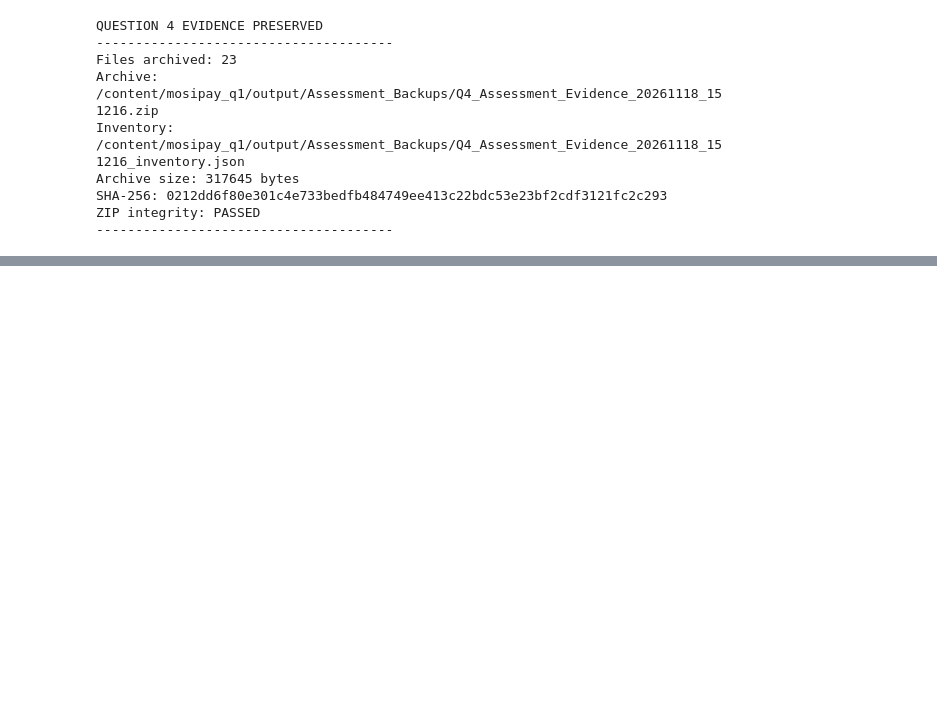
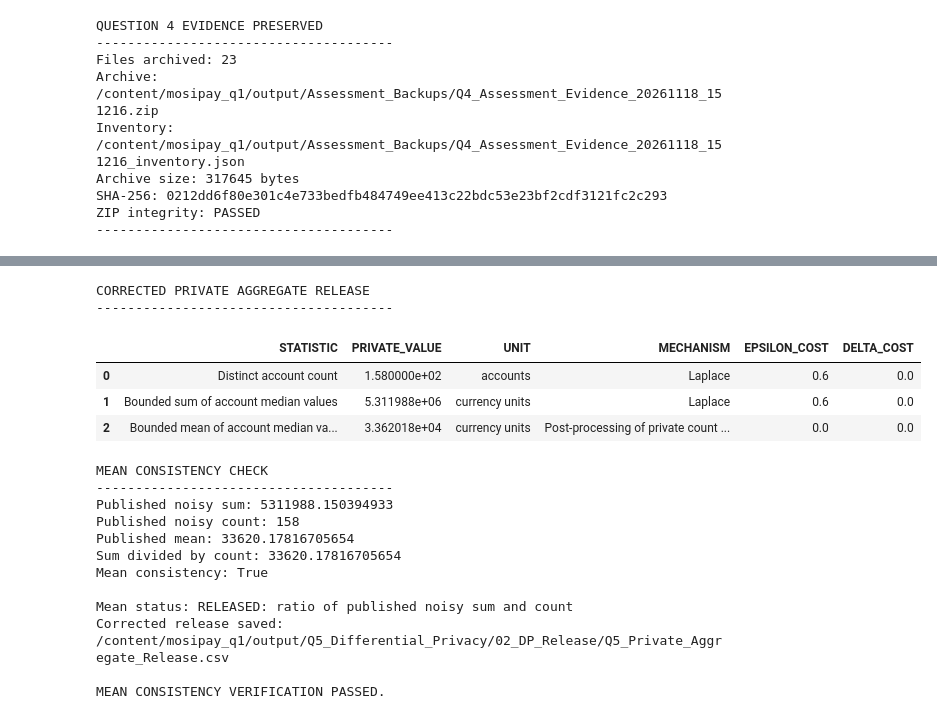
Before and after one commit to ictnsofu/ICD_5211_Data_Privacy_kampamba_nsofu_202609988, a Jupyter notebook: 202609988_Kampamba_Nsofu_ICD_5211.ipynb, the cells around one changed output, grey strips where cells are left out. Drawn from its saved outputs; the diff is of its cells as text; code cells hidden in the pictures; blank space fills up the shorter version.

```diff
--- a/202609988_Kampamba_Nsofu_ICD_5211.ipynb
+++ b/202609988_Kampamba_Nsofu_ICD_5211.ipynb
@@ -9876,0 +10575,80 @@ assert current_hash == expected_hash, (
+# %%
+
+# =========================================================
+# Q5(b): ENSURE THE PUBLISHED MEAN IS CONSISTENT
+# =========================================================
+
+# Derive the mean from the exact values in the release table.
+if noisy_count < DENOMINATOR_THRESHOLD:
+    private_mean = None
+    mean_status = "SUPPRESSED: noisy denominator too small"
+else:
+    private_mean = float(
+        np.clip(
+            noisy_sum / noisy_count,
+            LOWER_BOUND,
+            UPPER_BOUND
+        )
+    )
+    mean_status = "RELEASED: ratio of published noisy sum and count"
+
+# Update the mean in the release table.
+dp_release.loc[
+    dp_release["STATISTIC"]
+    == "Bounded mean of account median values",
+    "PRIVATE_VALUE"
+] = private_mean
+
+# Save the corrected release.
+dp_release.to_csv(
+    release_path,
+    index=False
+)
+
+print("CORRECTED PRIVATE AGGREGATE RELEASE")
+print("--------------------------------------")
+display(dp_release)
+
+print("\nMEAN CONSISTENCY CHECK")
+print("--------------------------------------")
+
+if private_mean is not None:
+    calculated_mean = noisy_sum / noisy_count
+
+    print("Published noisy sum:", noisy_sum)
+    print("Published noisy count:", noisy_count)
+    print("Published mean:", private_mean)
+    print("Sum divided by count:", calculated_mean)
+    print(
+        "Mean consistency:",
+        np.isclose(private_mean, calculated_mean)
+    )
+
+print("\nMean status:", mean_status)
+print("Corrected release saved:", release_path)
+
+assert (
+    private_mean is None
+    or np.isclose(private_mean, noisy_sum / noisy_count)
+)
+
+print("\nMEAN CONSISTENCY VERIFICATION PASSED.")
+# %% [output]
+CORRECTED PRIVATE AGGREGATE RELEASE
+--------------------------------------
+|  | STATISTIC | PRIVATE_VALUE | UNIT | MECHANISM | EPSILON_COST | DELTA_COST |
+| 0 | Distinct account count | 1.580000e+02 | accounts | Laplace | 0.6 | 0.0 |
+| 1 | Bounded sum of account median values | 5.311988e+06 | currency units | Laplace | 0.6 | 0.0 |
+| 2 | Bounded mean of account median va... | 3.362018e+04 | currency units | Post-processing of private count ... | 0.0 | 0.0 |
+MEAN CONSISTENCY CHECK
+--------------------------------------
+Published noisy sum: 5311988.150394933
+Published noisy count: 158
+Published mean: 33620.17816705654
+Sum divided by count: 33620.17816705654
+Mean consistency: True
+
+Mean status: RELEASED: ratio of published noisy sum and count
+Corrected release saved: /content/mosipay_q1/output/Q5_Differential_Privacy/02_DP_Release/Q5_Private_Aggregate_Release.csv
+
+MEAN CONSISTENCY VERIFICATION PASSED.
```
Also changed, not shown: parts of 13 cells of this notebook.
